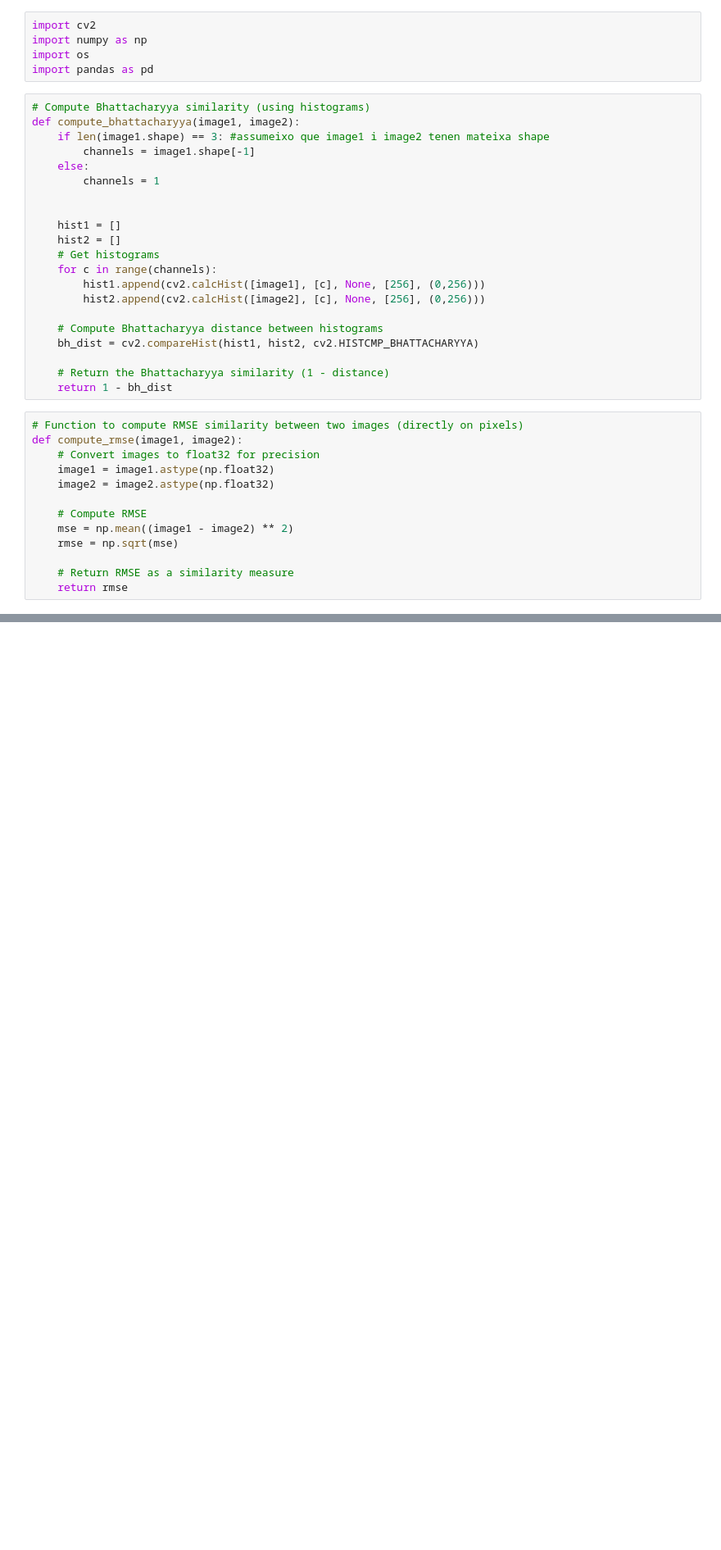
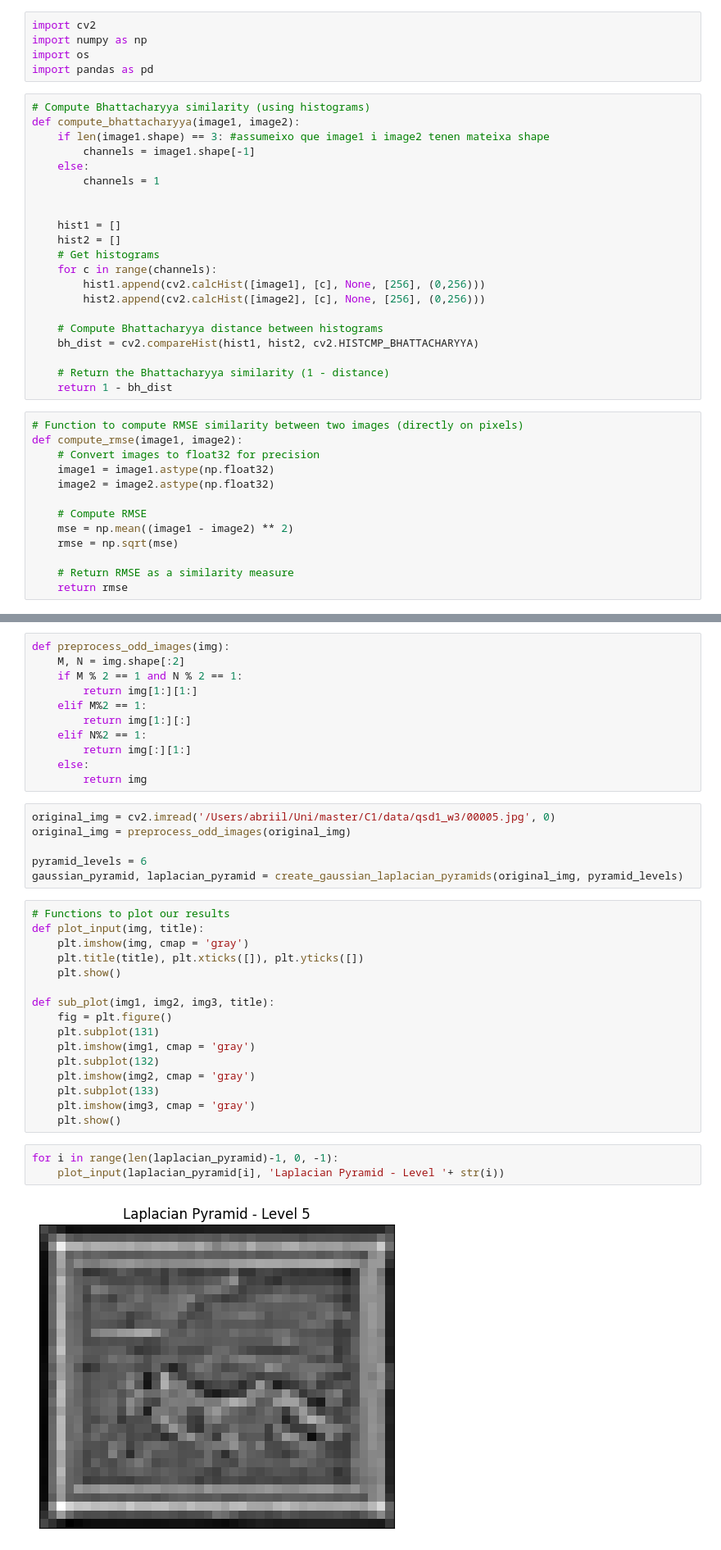
Before and after one commit to MCV-2024-C1-Project/Team7, a Jupyter notebook: proves_denoising.ipynb, the cells around one changed output, grey strips where cells are left out. Shown at 82% size. Cells and saved outputs as stored; diff of their text form; blank space fills up the shorter version.

Commit message:
laplacian pyramid

```diff
--- a/proves_denoising.ipynb
+++ b/proves_denoising.ipynb
@@ -247,0 +373,38 @@ Loading model from: /opt/anaconda3/envs/prova/lib/python3.10/site-packages/lpips
+# %%
+def preprocess_odd_images(img):
+    M, N = img.shape[:2]
+    if M % 2 == 1 and N % 2 == 1:
+        return img[1:][1:]
+    elif M%2 == 1:
+        return img[1:][:]
+    elif N%2 == 1:
+        return img[:][1:]
+    else:
+        return img
+# %%
+original_img = cv2.imread('/Users/abriil/Uni/master/C1/data/qsd1_w3/00005.jpg', 0)
+original_img = preprocess_odd_images(original_img)
+
+pyramid_levels = 6
+gaussian_pyramid, laplacian_pyramid = create_gaussian_laplacian_pyramids(original_img, pyramid_levels)
+# %%
+# Functions to plot our results
+def plot_input(img, title):
+    plt.imshow(img, cmap = 'gray')
+    plt.title(title), plt.xticks([]), plt.yticks([])
+    plt.show()
+
+def sub_plot(img1, img2, img3, title):
+    fig = plt.figure()
+    plt.subplot(131)
+    plt.imshow(img1, cmap = 'gray')
+    plt.subplot(132)
+    plt.imshow(img2, cmap = 'gray')
+    plt.subplot(133)
+    plt.imshow(img3, cmap = 'gray')
+    plt.show()
+# %%
+for i in range(len(laplacian_pyramid)-1, 0, -1):
+    plot_input(laplacian_pyramid[i], 'Laplacian Pyramid - Level '+ str(i))
+# %% [output]
+[figure, added]
```
Also changed, not shown: parts of 22 cells of this notebook.
